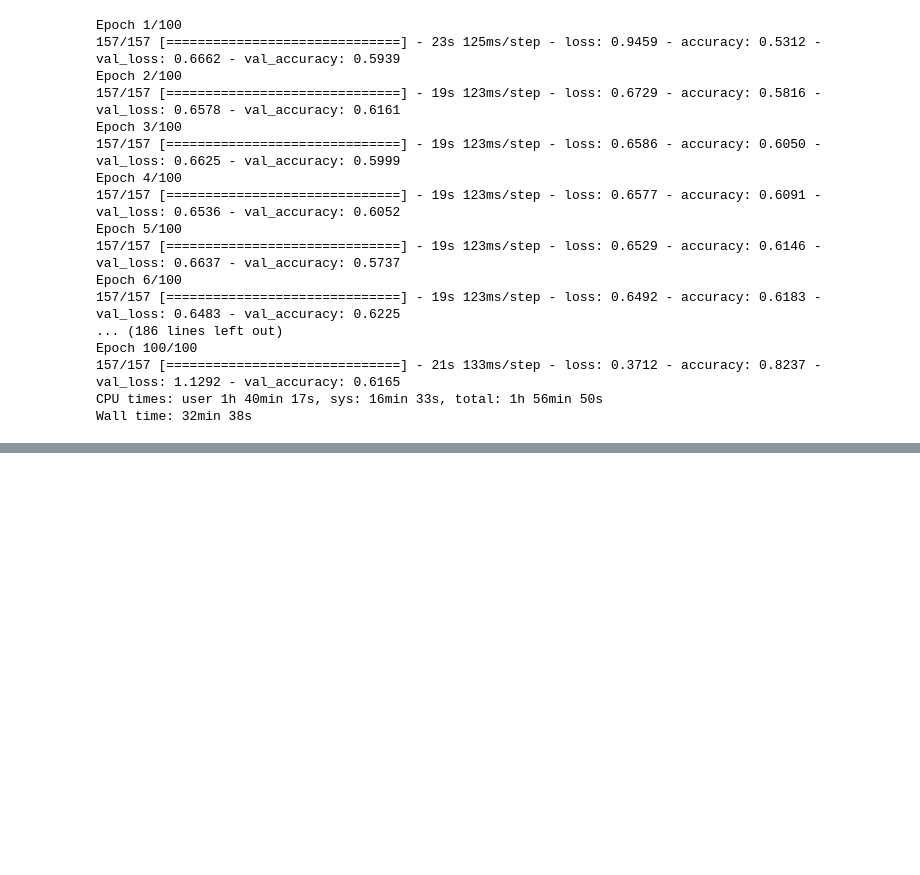
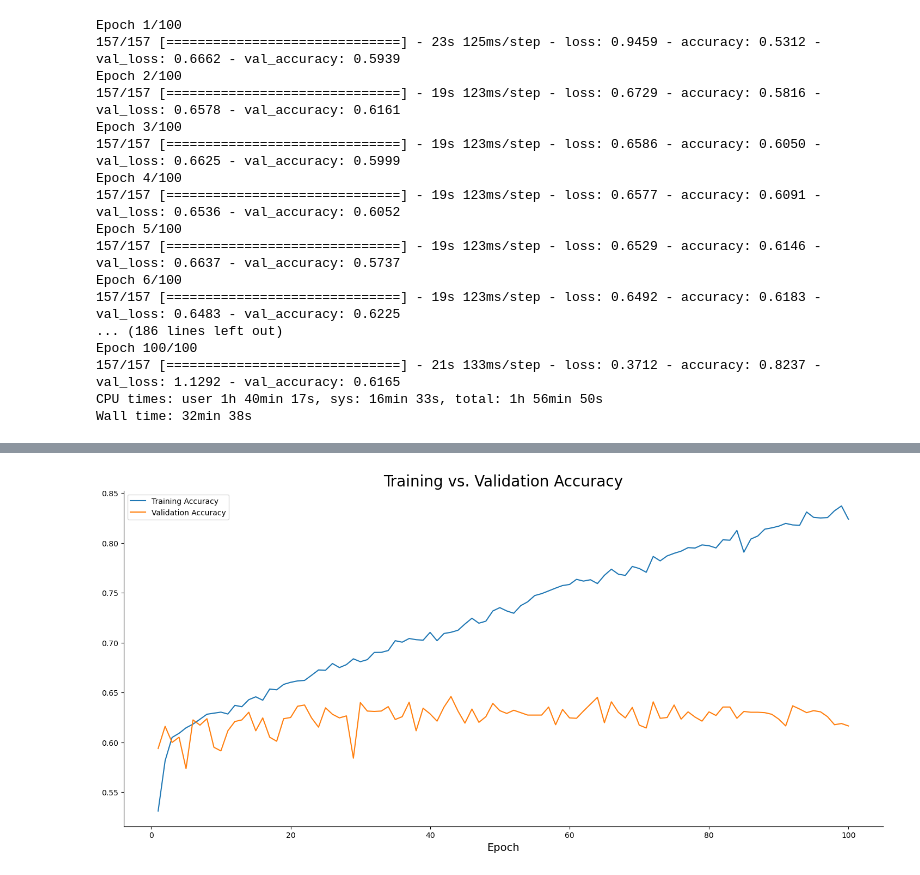
Before and after one commit to derekxueyonghai/TF-image-processing, a Jupyter notebook: 009_CNN_002_Image_Classification_With_ANN.ipynb, the cells around one changed output, grey strips where cells are left out. Drawn from its saved outputs; the diff is of its cells as text; code cells hidden in the pictures; blank space fills up the shorter version.

```diff
--- a/009_CNN_002_Image_Classification_With_ANN.ipynb
+++ b/009_CNN_002_Image_Classification_With_ANN.ipynb
@@ -284,0 +302,8 @@ Wall time: 32min 38s
+# %%
+plt.plot(np.arange(1, 101), history.history['accuracy'], label='Training Accuracy')
+plt.plot(np.arange(1, 101), history.history['val_accuracy'], label='Validation Accuracy')
+plt.title('Training vs. Validation Accuracy', size=20)
+plt.xlabel('Epoch', size=14)
+plt.legend();
+# %% [output]
+[figure, added]
```
Also changed, not shown: parts of 3 cells of this notebook.
